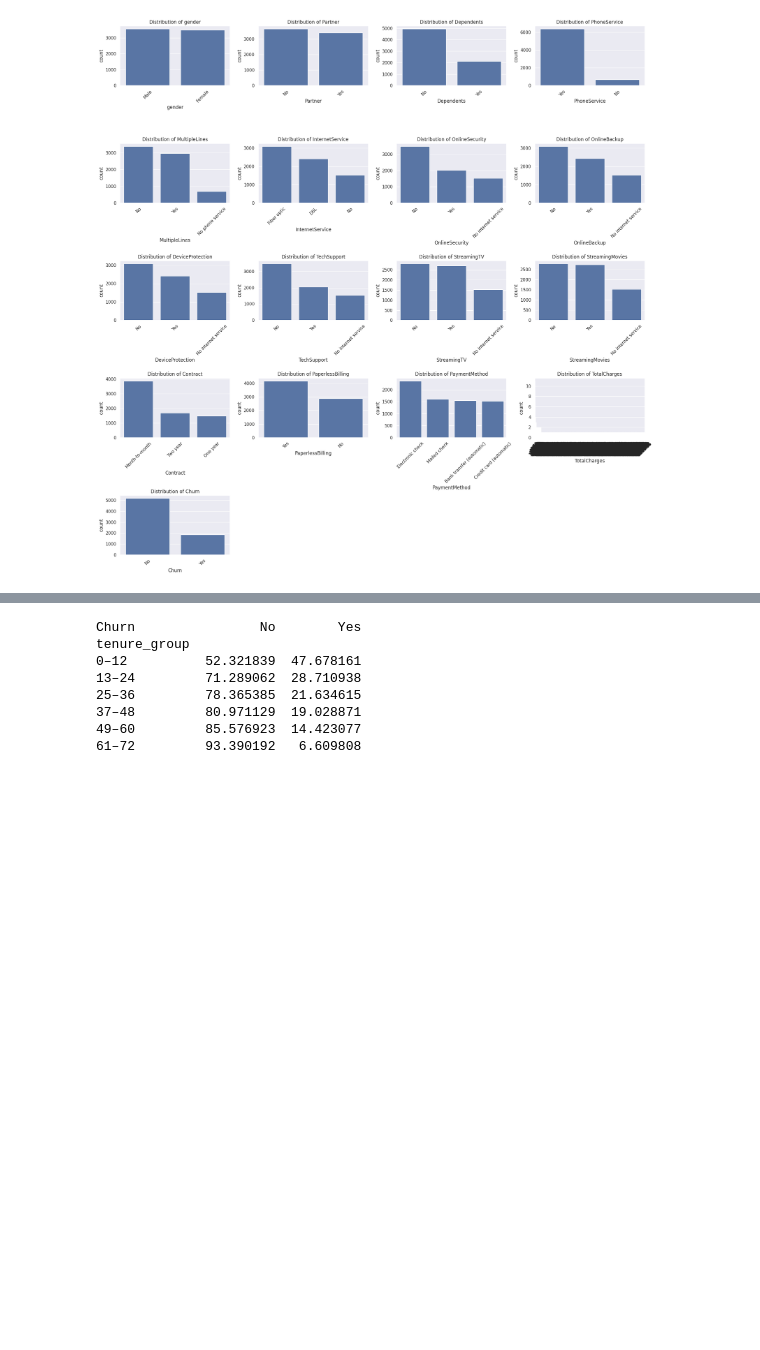
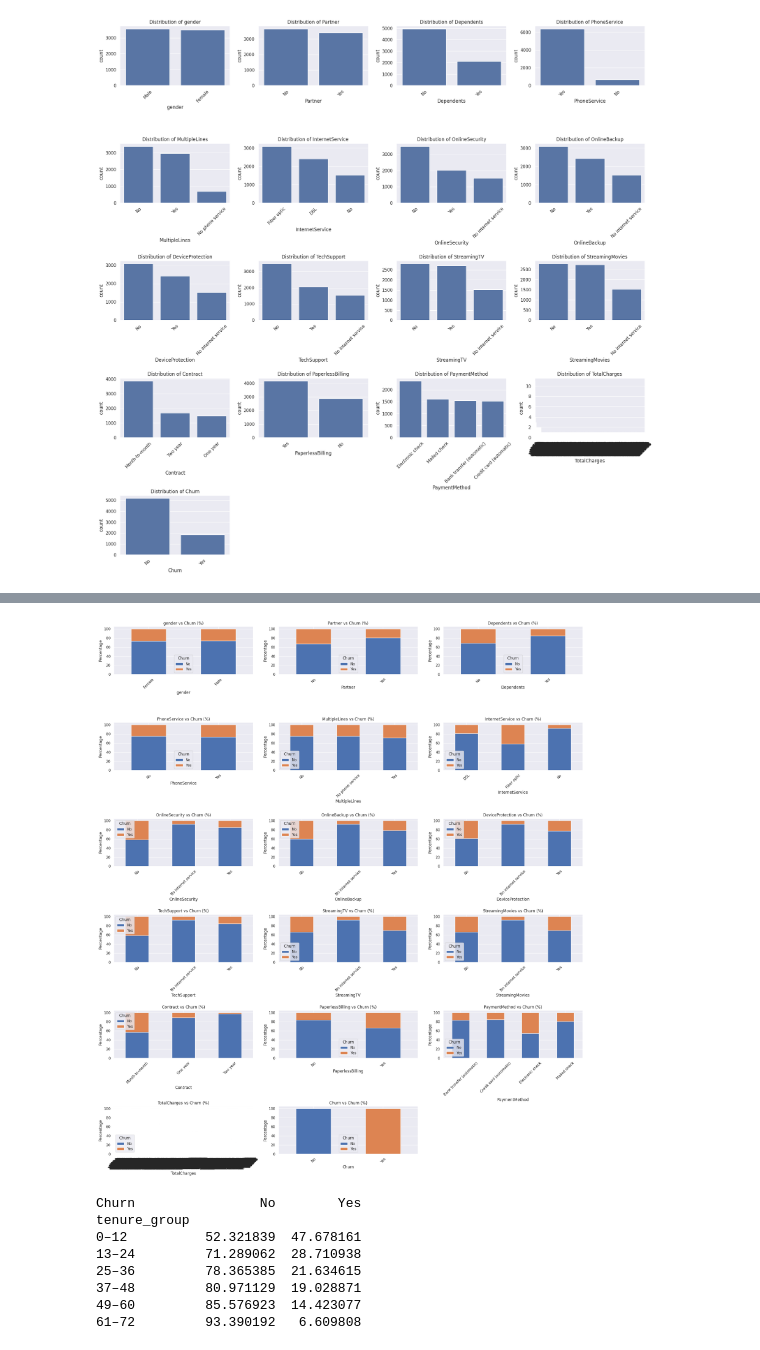
Before and after one commit to anushanthbalachandran/ML_Coursework_Telco_Customer_Churn, a Jupyter notebook: 2425477_20241130_Anushanth.ipynb, the cells around one changed output, grey strips where cells are left out. Saved outputs shown, nothing was run; the diff lists cells and outputs as text; code cells hidden in the pictures; blank space fills up the shorter version.

```diff
--- a/2425477_20241130_Anushanth.ipynb
+++ b/2425477_20241130_Anushanth.ipynb
@@ -347,16 +348,3 @@ plt.tight_layout()
 plt.show()
 # %% [output]
 [figure]
-# %%
-def plot_cat(col):
-    ct = pd.crosstab(inputs[col], inputs["Churn"], normalize="index") * 100
-    print(ct)
-
-    ct.plot(kind="bar", stacked=True, figsize=(7,4))
-    plt.title(f"{col} vs Churn (%)")
-    plt.ylabel("Percentage")
-    plt.xticks(rotation=45)
-    plt.show()
-
-for col in cat_cols:
-    plot_cat(col)
@@ -397 +351,29 @@ No               92.595020   7.404980
+# %%
+# Creates stacked percentage bar charts for all categorical features in a grid layout to compare churn distribution across categories.
+import math
+import matplotlib.pyplot as plt
+
+n = len(cat_cols)
+cols = 3   # how many graphs per row (change if needed)
+rows = math.ceil(n / cols)
+
+plt.figure(figsize=(7 * cols, 4 * rows))
+
+for i, col in enumerate(cat_cols, 1):
+
+    # Crosstab for stacked percentage chart
+    ct = pd.crosstab(inputs[col], inputs["Churn"], normalize="index") * 100
+
+    plt.subplot(rows, cols, i)
+    ct.plot(kind="bar", stacked=True, ax=plt.gca())
+
+    plt.title(f"{col} vs Churn (%)", fontsize=12)
+    plt.ylabel("Percentage")
+    plt.xlabel(col)
+    plt.xticks(rotation=45)
+
+plt.tight_layout()
+plt.show()
+# %% [output]
+[figure, added]
 # %%
```
Also changed, not shown: parts of 29 cells of this notebook.
